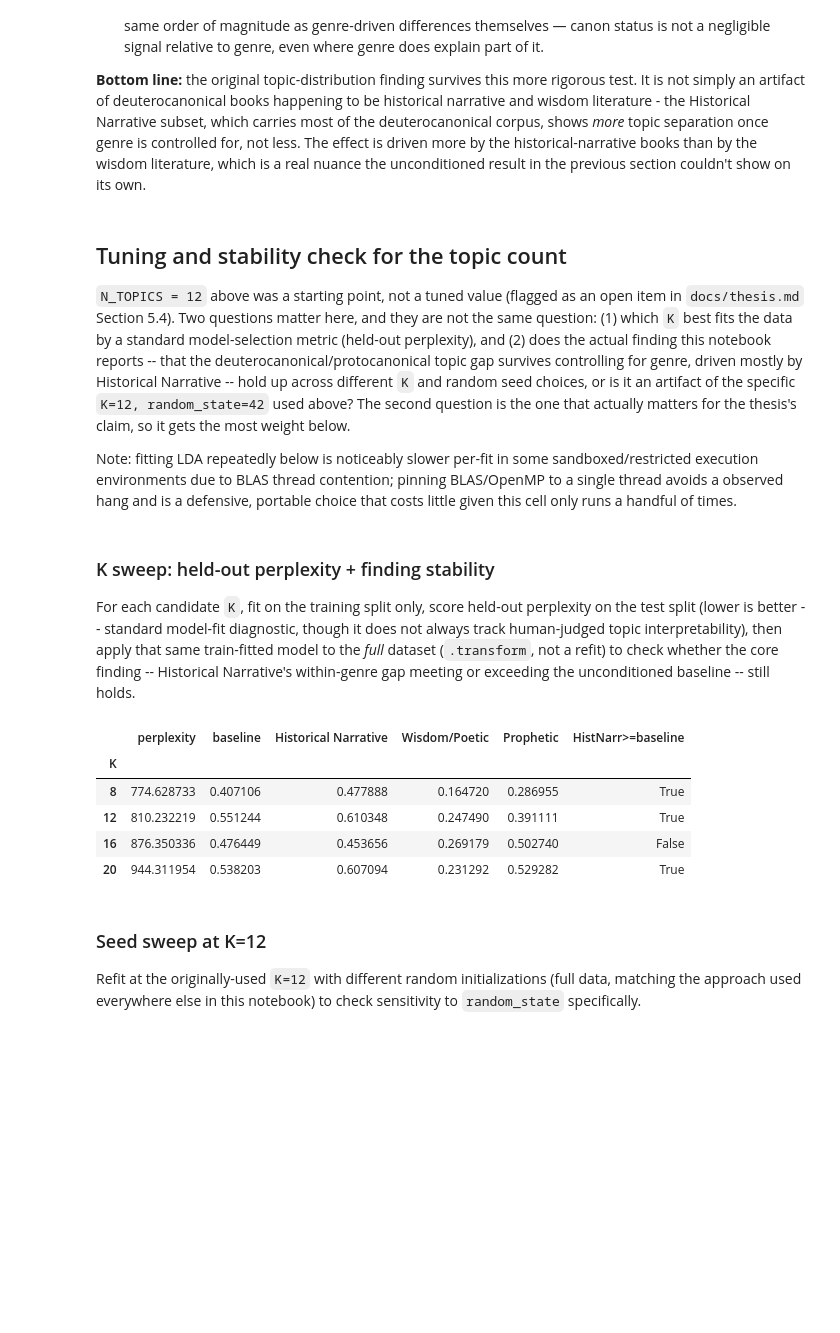
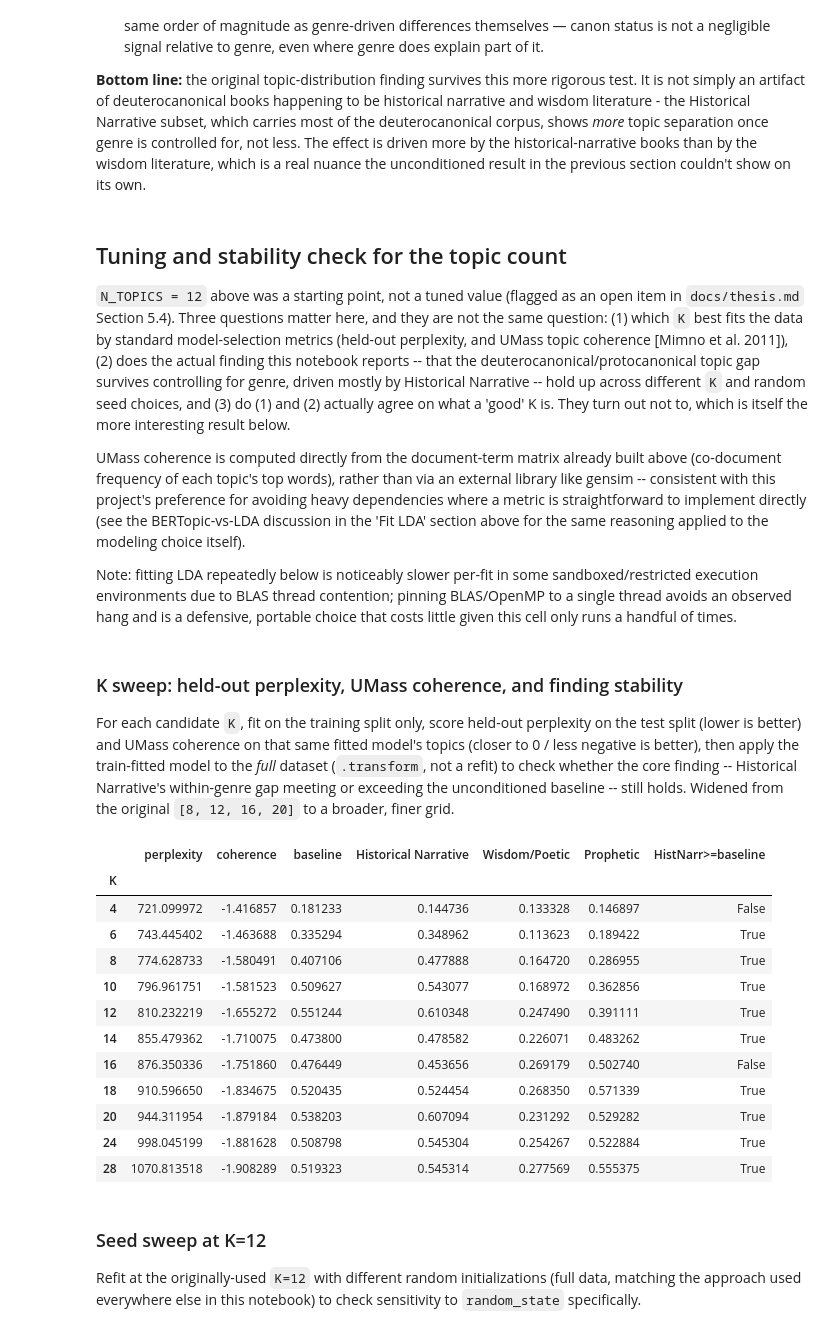
Before and after one commit to Zel143/bible-canon-mapper, a Jupyter notebook: canon-divergence-mapper/notebooks/03_topic_modeling.ipynb, the cells around one changed output. Drawn from its saved outputs; the diff is of its cells as text; code cells hidden in the pictures; blank space fills up the shorter version.

```diff
--- a/canon-divergence-mapper/notebooks/03_topic_modeling.ipynb
+++ b/canon-divergence-mapper/notebooks/03_topic_modeling.ipynb
@@ -350,9 +350,11 @@ The genre-confound hypothesis is only **partially** supported, and not in the di
 # %% [markdown]
 ## Tuning and stability check for the topic count
 
-`N_TOPICS = 12` above was a starting point, not a tuned value (flagged as an open item in `docs/thesis.md` Section 5.4). Two questions matter here, and they are not the same question: (1) which `K` best fits the data by a standard model-selection metric (held-out perplexity), and (2) does the actual finding this notebook reports -- that the deuterocanonical/protocanonical topic gap survives controlling for genre, driven mostly by Historical Narrative -- hold up across different `K` and random seed choices, or is it an artifact of the specific `K=12, random_state=42` used above? The second question is the one that actually matters for the thesis's claim, so it gets the most weight below.
+`N_TOPICS = 12` above was a starting point, not a tuned value (flagged as an open item in `docs/thesis.md` Section 5.4). Three questions matter here, and they are not the same question: (1) which `K` best fits the data by standard model-selection metrics (held-out perplexity, and UMass topic coherence [Mimno et al. 2011]), (2) does the actual finding this notebook reports -- that the deuterocanonical/protocanonical topic gap survives controlling for genre, driven mostly by Historical Narrative -- hold up across different `K` and random seed choices, and (3) do (1) and (2) actually agree on what a 'good' K is. They turn out not to, which is itself the more interesting result below.
 
-Note: fitting LDA repeatedly below is noticeably slower per-fit in some sandboxed/restricted execution environments due to BLAS thread contention; pinning BLAS/OpenMP to a single thread avoids a observed hang and is a defensive, portable choice that costs little given this cell only runs a handful of times.
+UMass coherence is computed directly from the document-term matrix already built above (co-document frequency of each topic's top words), rather than via an external library like gensim -- consistent with this project's preference for avoiding heavy dependencies where a metric is straightforward to implement directly (see the BERTopic-vs-LDA discussion in the 'Fit LDA' section above for the same reasoning applied to the modeling choice itself).
+
+Note: fitting LDA repeatedly below is noticeably slower per-fit in some sandboxed/restricted execution environments due to BLAS thread contention; pinning BLAS/OpenMP to a single thread avoids an observed hang and is a defensive, portable choice that costs little given this cell only runs a handful of times.
 # %%
 import os
 os.environ.setdefault('OMP_NUM_THREADS', '1')
@@ -367,6 +369,23 @@ train_idx, test_idx = train_test_split(
     stratify=passages_df['category'],
 )
 X_train, X_test = doc_term_matrix[train_idx], doc_term_matrix[test_idx]
+
+# UMass coherence (Mimno et al., 'Optimizing Semantic Coherence in Topic Models', 2011):
+# for a topic's top-N words, average log((co-doc-frequency + 1) / doc-frequency) over all word
+# pairs. Co-document and document frequency depend only on the vocabulary/corpus, not on K, so
+# compute them once here and reuse for every K tested below.
+X_bin = (doc_term_matrix > 0).astype(np.int32)
+doc_freq = np.asarray(X_bin.sum(axis=0)).ravel()
+co_doc = (X_bin.T @ X_bin).tocsr()
+
+def umass_coherence(top_word_idx):
+    score, n_pairs = 0.0, 0
+    for m in range(1, len(top_word_idx)):
+        for l in range(m):
+            wi, wj = top_word_idx[m], top_word_idx[l]
+            score += np.log((co_doc[wi, wj] + 1) / doc_freq[wj])
+            n_pairs += 1
+    return score / n_pairs
 
 def jsd_report(dominant_topic, n_topics):
     df = passages_df.copy()
@@ -386,30 +405,42 @@ def jsd_report(dominant_topic, n_topics):
         )
     return result
 # %% [markdown]
-### K sweep: held-out perplexity + finding stability
+### K sweep: held-out perplexity, UMass coherence, and finding stability
 
-For each candidate `K`, fit on the training split only, score held-out perplexity on the test split (lower is better -- standard model-fit diagnostic, though it does not always track human-judged topic interpretability), then apply that same train-fitted model to the *full* dataset (`.transform`, not a refit) to check whether the core finding -- Historical Narrative's within-genre gap meeting or exceeding the unconditioned baseline -- still holds.
+For each candidate `K`, fit on the training split only, score held-out perplexity on the test split (lower is better) and UMass coherence on that same fitted model's topics (closer to 0 / less negative is better), then apply the train-fitted model to the *full* dataset (`.transform`, not a refit) to check whether the core finding -- Historical Narrative's within-genre gap meeting or exceeding the unconditioned baseline -- still holds. Widened from the original `[8, 12, 16, 20]` to a broader, finer grid.
 # %%
-K_GRID = [8, 12, 16, 20]
+K_GRID = [4, 6, 8, 10, 12, 14, 16, 18, 20, 24, 28]
 k_sweep_rows = []
 for k in K_GRID:
     lda_k = LatentDirichletAllocation(n_components=k, random_state=42, max_iter=20, n_jobs=1)
     lda_k.fit(X_train)
     perplexity = lda_k.perplexity(X_test)
+
+    top_idx = [comp.argsort()[-10:][::-1] for comp in lda_k.components_]
+    coherence = np.mean([umass_coherence(idx) for idx in top_idx])
+
     dom_full = lda_k.transform(doc_term_matrix).argmax(axis=1)
     r = jsd_report(dom_full, k)
     holds = r['Historical Narrative'] >= r['baseline']
-    k_sweep_rows.append({'K': k, 'perplexity': perplexity, **r, 'HistNarr>=baseline': holds})
+    k_sweep_rows.append({'K': k, 'perplexity': perplexity, 'coherence': coherence, **r,
+                          'HistNarr>=baseline': holds})
 
 k_sweep_df = pd.DataFrame(k_sweep_rows).set_index('K')
 k_sweep_df
 # %% [output]
-|  | perplexity | baseline | Historical Narrative | Wisdom/Poetic | Prophetic | HistNarr>=baseline |
-| K |  |  |  |  |  |  |
-| 8 | 774.628733 | 0.407106 | 0.477888 | 0.164720 | 0.286955 | True |
-| 12 | 810.232219 | 0.551244 | 0.610348 | 0.247490 | 0.391111 | True |
-| 16 | 876.350336 | 0.476449 | 0.453656 | 0.269179 | 0.502740 | False |
-| 20 | 944.311954 | 0.538203 | 0.607094 | 0.231292 | 0.529282 | True |
+|  | perplexity | coherence | baseline | Historical Narrative | Wisdom/Poetic | Prophetic | HistNarr>=baseline |
+| K |  |  |  |  |  |  |  |
+| 4 | 721.099972 | -1.416857 | 0.181233 | 0.144736 | 0.133328 | 0.146897 | False |
+| 6 | 743.445402 | -1.463688 | 0.335294 | 0.348962 | 0.113623 | 0.189422 | True |
+| 8 | 774.628733 | -1.580491 | 0.407106 | 0.477888 | 0.164720 | 0.286955 | True |
+| 10 | 796.961751 | -1.581523 | 0.509627 | 0.543077 | 0.168972 | 0.362856 | True |
+| 12 | 810.232219 | -1.655272 | 0.551244 | 0.610348 | 0.247490 | 0.391111 | True |
+| 14 | 855.479362 | -1.710075 | 0.473800 | 0.478582 | 0.226071 | 0.483262 | True |
+| 16 | 876.350336 | -1.751860 | 0.476449 | 0.453656 | 0.269179 | 0.502740 | False |
+| 18 | 910.596650 | -1.834675 | 0.520435 | 0.524454 | 0.268350 | 0.571339 | True |
+| 20 | 944.311954 | -1.879184 | 0.538203 | 0.607094 | 0.231292 | 0.529282 | True |
+| 24 | 998.045199 | -1.881628 | 0.508798 | 0.545304 | 0.254267 | 0.522884 | True |
+| 28 | 1070.813518 | -1.908289 | 0.519323 | 0.545314 | 0.277569 | 0.555375 | True |
 # %% [markdown]
 ### Seed sweep at K=12
 
```
Also changed, not shown: parts of 1 cell of this notebook, 1 other file.
